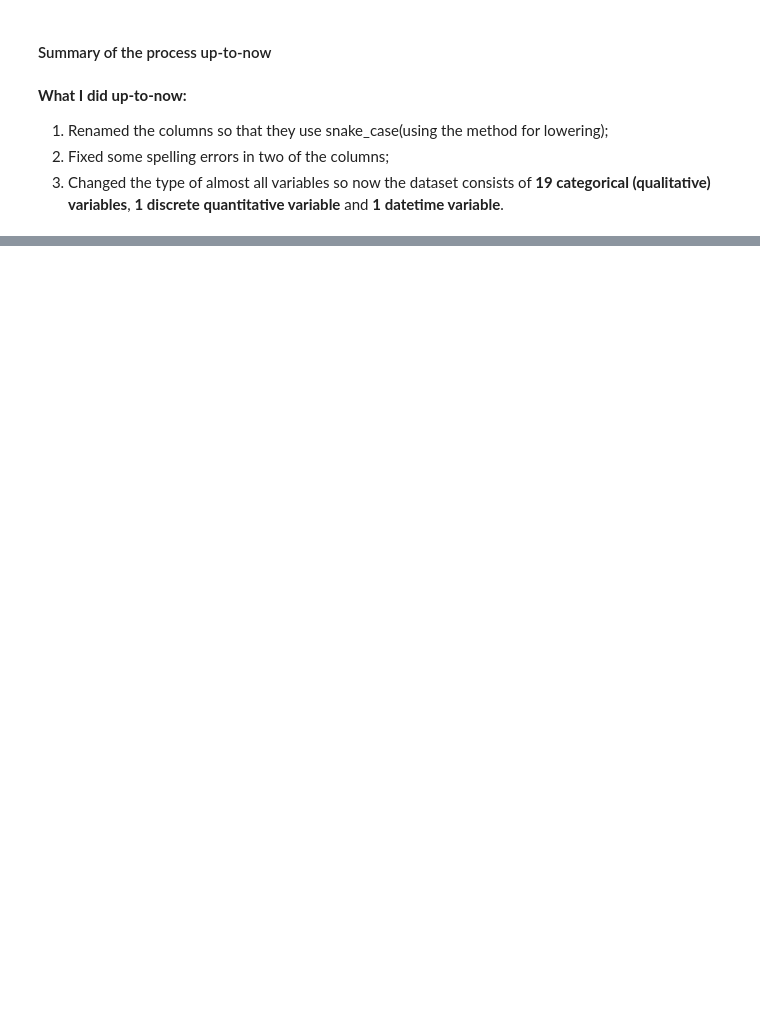
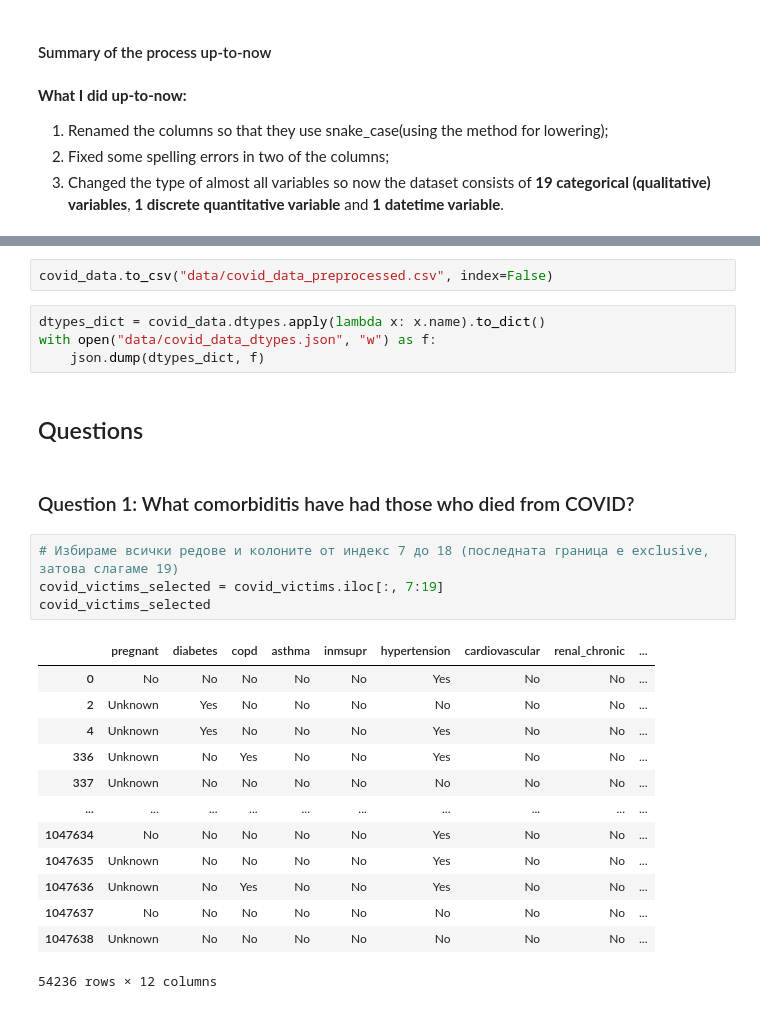
Before and after one commit to AI-Machine-Learning-Upskill-Programme/Data-Science, a Jupyter notebook: Data Science Course/PROJECT/Covid-19 Exploration.ipynb, the cells around one changed output, grey strips where cells are left out. Drawn from its saved outputs; the diff is of its cells as text; blank space fills up the shorter version.

```diff
--- a/Data Science Course/PROJECT/Covid-19 Exploration.ipynb
+++ b/Data Science Course/PROJECT/Covid-19 Exploration.ipynb
@@ -680,0 +711,28 @@ memory usage: 35.0 MB
+# %%
+covid_data.to_csv("data/covid_data_preprocessed.csv", index=False)
+# %%
+dtypes_dict = covid_data.dtypes.apply(lambda x: x.name).to_dict()
+with open("data/covid_data_dtypes.json", "w") as f:
+    json.dump(dtypes_dict, f)
+# %% [markdown]
+## Questions
+# %% [markdown]
+### Question 1: What comorbiditis have had those who died from COVID?
+# %%
+# Избираме всички редове и колоните от индекс 7 до 18 (последната граница е exclusive, затова слагаме 19)
+covid_victims_selected = covid_victims.iloc[:, 7:19]
+covid_victims_selected
+# %% [output]
+|  | pregnant | diabetes | copd | asthma | inmsupr | hypertension | cardiovascular | renal_chronic | ... |
+| 0 | No | No | No | No | No | Yes | No | No | ... |
+| 2 | Unknown | Yes | No | No | No | No | No | No | ... |
+| 4 | Unknown | Yes | No | No | No | Yes | No | No | ... |
+| 336 | Unknown | No | Yes | No | No | Yes | No | No | ... |
+| 337 | Unknown | No | No | No | No | No | No | No | ... |
+| ... | ... | ... | ... | ... | ... | ... | ... | ... | ... |
+| 1047634 | No | No | No | No | No | Yes | No | No | ... |
+| 1047635 | Unknown | No | No | No | No | Yes | No | No | ... |
+| 1047636 | Unknown | No | Yes | No | No | Yes | No | No | ... |
+| 1047637 | No | No | No | No | No | No | No | No | ... |
+| 1047638 | Unknown | No | No | No | No | No | No | No | ... |
+54236 rows × 12 columns
```
Also changed, not shown: parts of 24 cells of this notebook, 2 other files.
